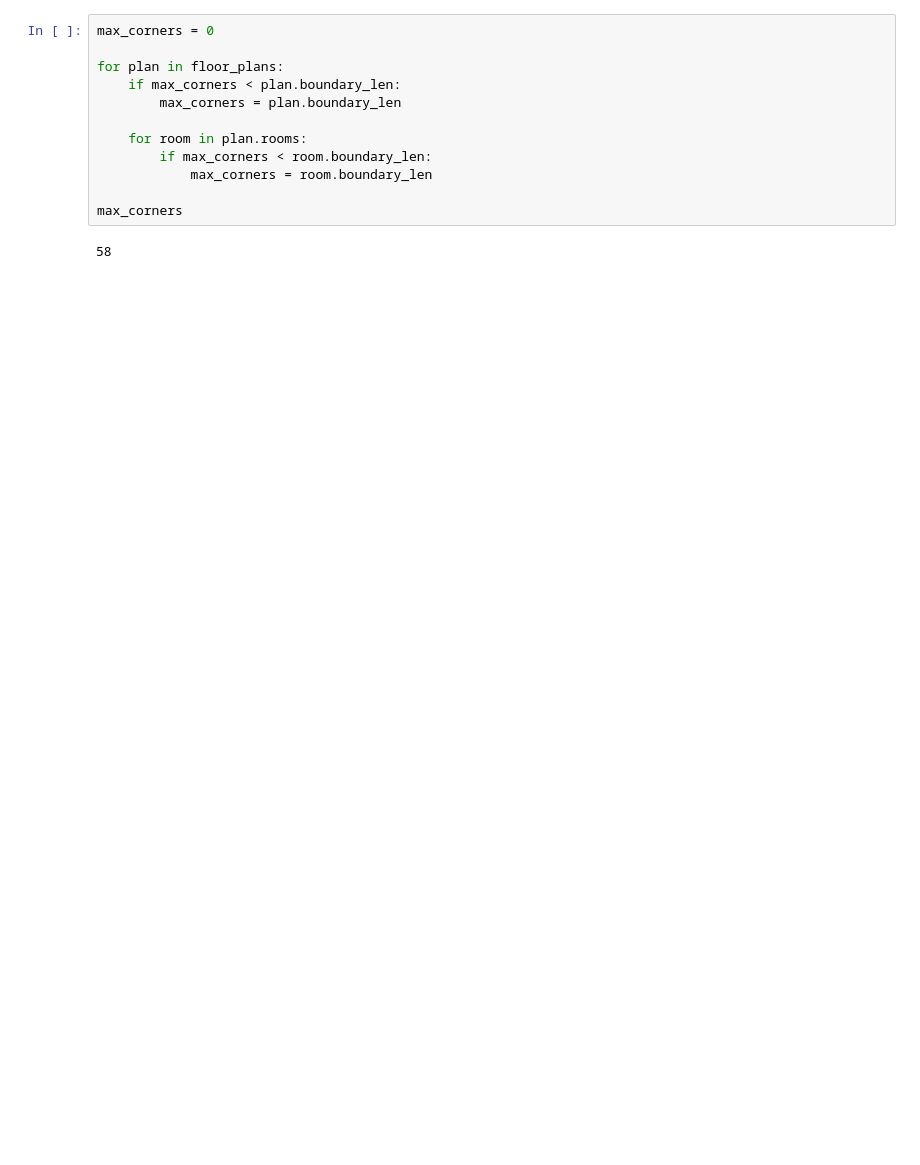
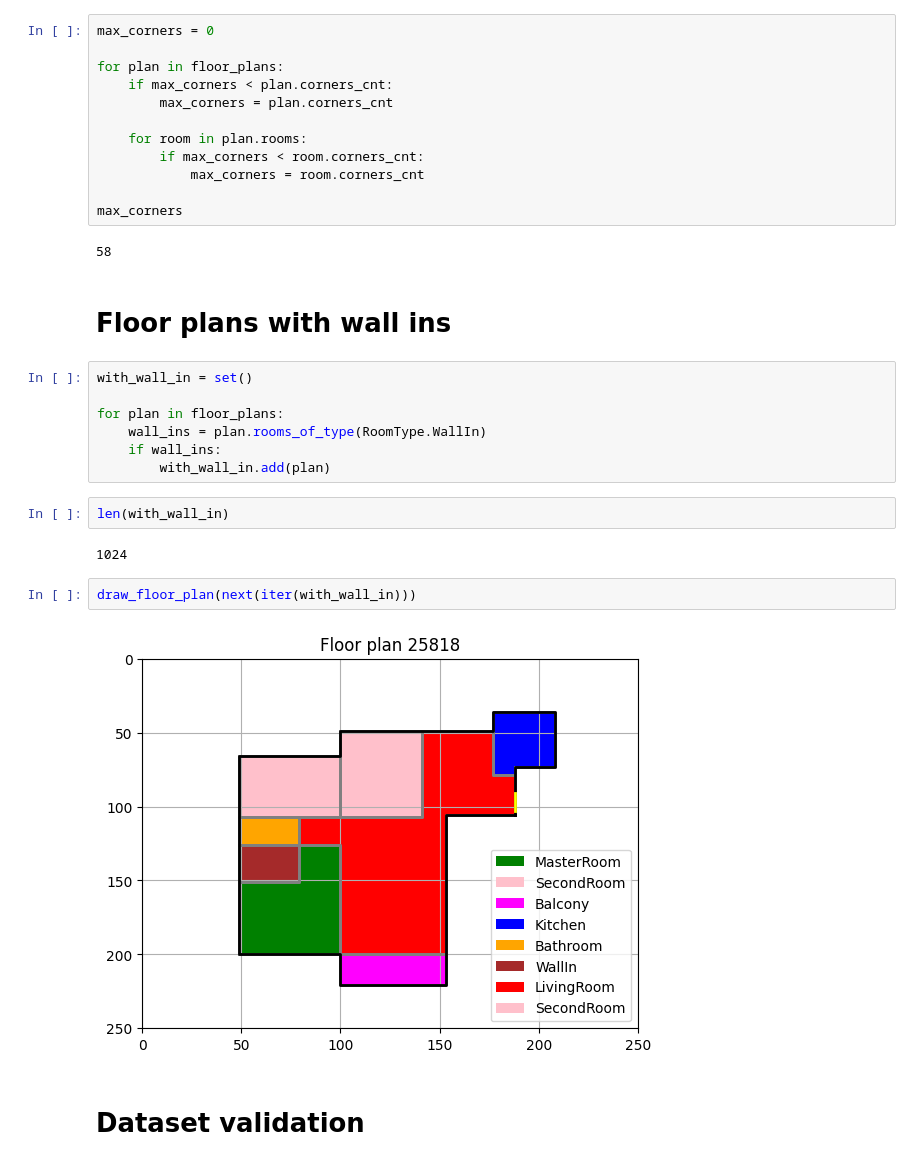
Before and after one commit to PNieck/WhatAComfortableWorld, a Jupyter notebook: data_exploration.ipynb, the cells around one changed output. Saved outputs shown, nothing was run; the diff lists cells and outputs as text; blank space fills up the shorter version.

```diff
--- a/test.ipynb
+++ b/data_exploration.ipynb
@@ -273,13 +281,32 @@ for plan in data:
 max_corners = 0
 
 for plan in floor_plans:
-    if max_corners < plan.boundary_len:
-        max_corners = plan.boundary_len
+    if max_corners < plan.corners_cnt:
+        max_corners = plan.corners_cnt
 
     for room in plan.rooms:
-        if max_corners < room.boundary_len:
-            max_corners = room.boundary_len
+        if max_corners < room.corners_cnt:
+            max_corners = room.corners_cnt
 
 max_corners
 # %% [output]
 58
+# %% [markdown]
+# Floor plans with wall ins
+# %%
+with_wall_in = set()
+
+for plan in floor_plans:
+    wall_ins = plan.rooms_of_type(RoomType.WallIn)
+    if wall_ins:
+        with_wall_in.add(plan)
+# %%
+len(with_wall_in)
+# %% [output]
+1024
+# %%
+draw_floor_plan(next(iter(with_wall_in)))
+# %% [output]
+[figure, added]
+# %% [markdown]
+# Dataset validation
```
Also changed, not shown: parts of 22 cells of this notebook, 1 other file.
